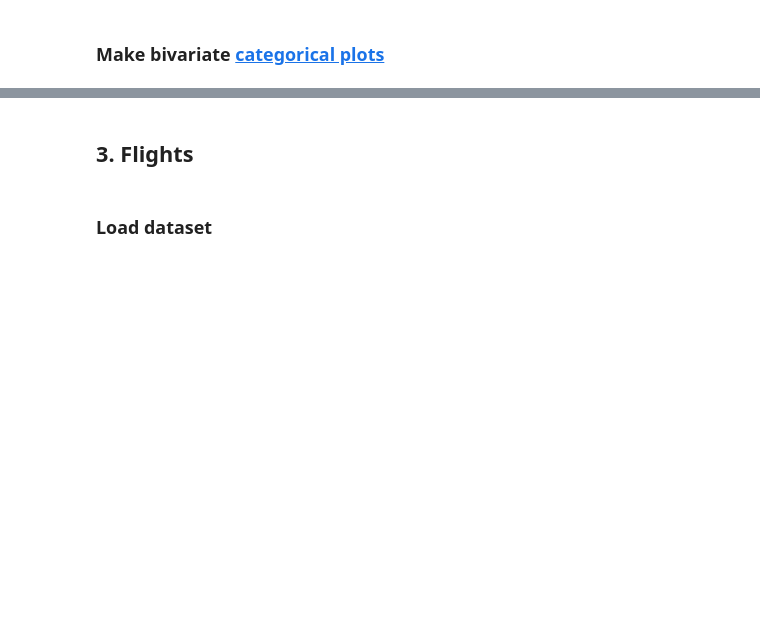
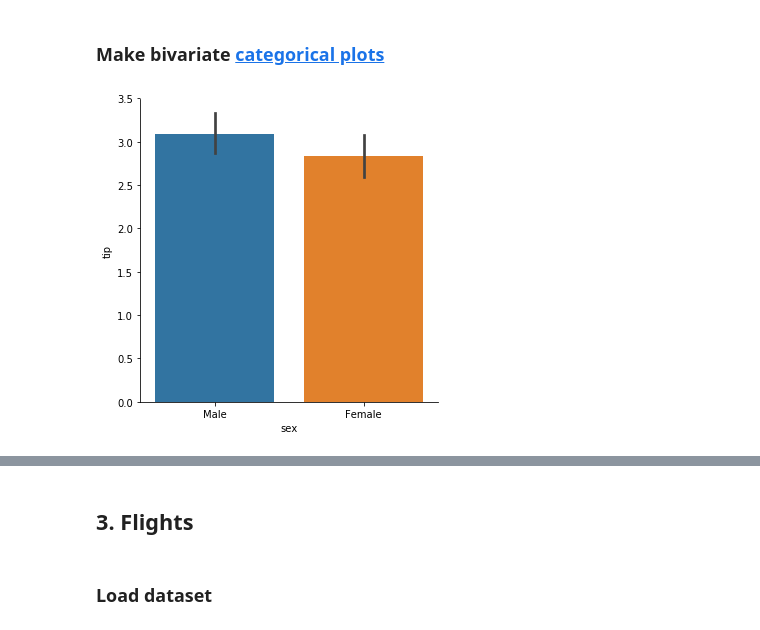
Before and after one commit to bloominstituteoftechnology/DS-Sprint-02-Storytelling-With-Data, a Jupyter notebook: module2-choose-appropriate-visualizations/LS_DS_122_Choose_appropriate_visualizations.ipynb, the cells around one changed output, grey strips where cells are left out. Cells and saved outputs as stored; diff of their text form; code cells hidden in the pictures; blank space fills up the shorter version.

```diff
--- a/module2-choose-appropriate-visualizations/LS_DS_122_Choose_appropriate_visualizations.ipynb
+++ b/module2-choose-appropriate-visualizations/LS_DS_122_Choose_appropriate_visualizations.ipynb
@@ -284,2 +228,6 @@ sns.relplot('total_bill', 'percent',  data=tips, alpha=0.5);
 # %% [markdown]
 ### Make bivariate [categorical plots](https://seaborn.pydata.org/generated/seaborn.catplot.html)
+# %%
+sns.catplot('sex', 'tip', data=tips, kind='bar');
+# %% [output]
+[figure, added]
```
Also changed, not shown: parts of 29 cells of this notebook, 1 other file.
